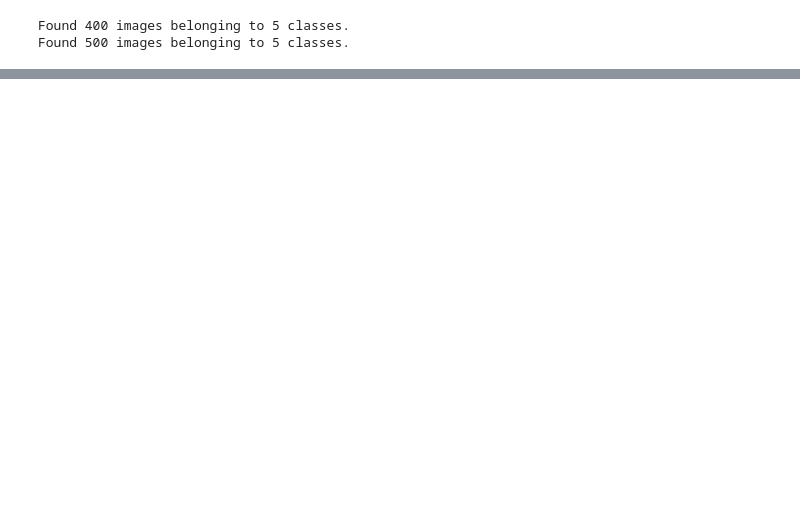
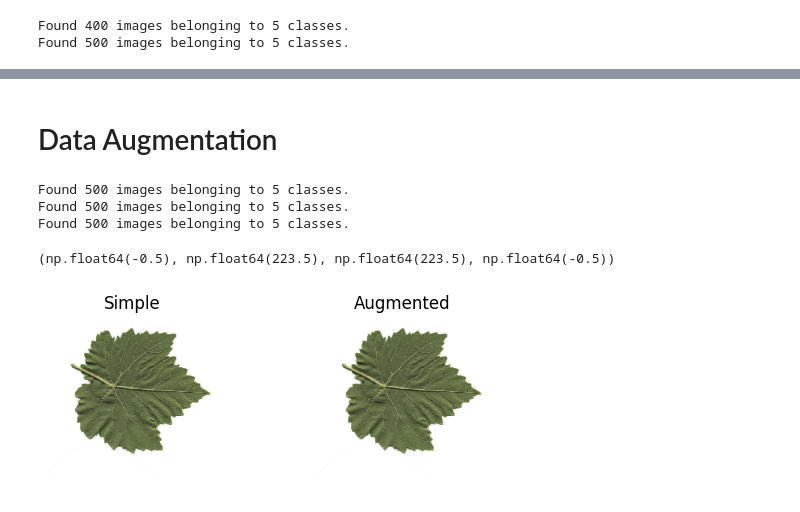
Before and after one commit to gazizovaa/CodeAlpha_GrapevineLeaves_ImageClassification, a Jupyter notebook: CodeAlpha_GrapevineLeaves_ImageClassification.ipynb, the cells around one changed output, grey strips where cells are left out. Saved outputs shown, nothing was run; the diff lists cells and outputs as text; code cells hidden in the pictures; blank space fills up the shorter version.

```diff
--- a/CodeAlpha_GrapevineLeaves_ImageClassification.ipynb
+++ b/CodeAlpha_GrapevineLeaves_ImageClassification.ipynb
@@ -411,0 +395,2 @@ plot_loss_curves(history_1)
+# %% [markdown]
+# Data Augmentation
@@ -411,0 +411,45 @@ plot_loss_curves(history_1)
+# %%
+train_data_augmented = train_datagen_augmented.flow_from_directory(directory=dir,
+                                                                   batch_size=32,
+                                                                   target_size=(224,224),
+                                                                   class_mode='categorical',
+                                                                   subset='training',
+                                                                   shuffle=False,
+                                                                   seed=42)
+
+train_data = train_datagen.flow_from_directory(directory=dir,
+                                               batch_size=32,
+                                               target_size=(224,224),
+                                               class_mode='categorical',
+                                               shuffle=False,
+                                               seed=42)
+
+IMG_SIZE = (224,224)
+test_data = test_datagen.flow_from_directory(directory=dir,
+                                             batch_size=32,
+                                             target_size=IMG_SIZE,
+                                             class_mode='categorical',
+                                             seed=42)
+# %% [output]
+Found 500 images belonging to 5 classes.
+Found 500 images belonging to 5 classes.
+Found 500 images belonging to 5 classes.
+# %%
+images, labels = next(train_data)
+augmented_images, augmented_labels = next(train_data_augmented)
+# %%
+plt.figure()
+random_number = np.random.randint(len(augmented_images))
+
+plt.subplot(2,2,1)
+plt.imshow(images[random_number])
+plt.title('Simple')
+plt.axis('off')
+
+plt.subplot(2,2,2)
+plt.imshow(images[random_number])
+plt.title('Augmented')
+plt.axis('off')
+# %% [output]
+(np.float64(-0.5), np.float64(223.5), np.float64(223.5), np.float64(-0.5))
+[figure, added]
```
Also changed, not shown: parts of 33 cells of this notebook.
